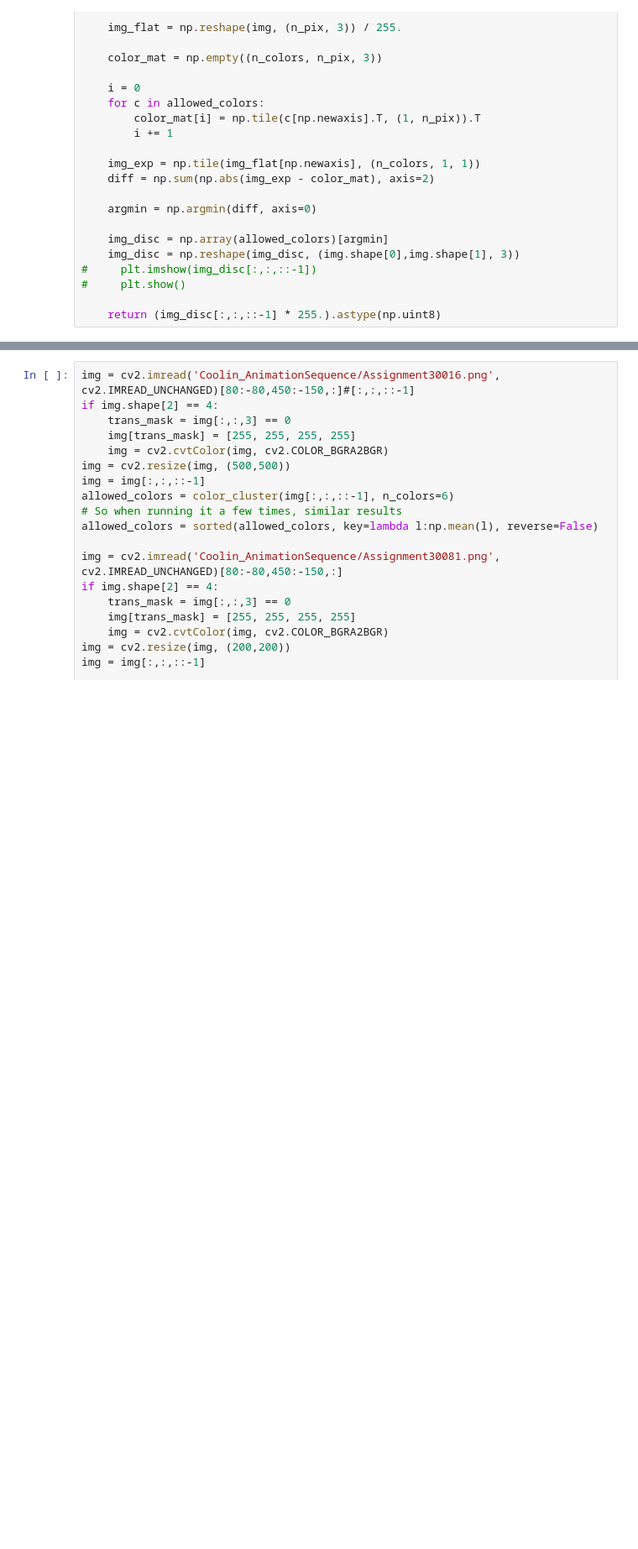
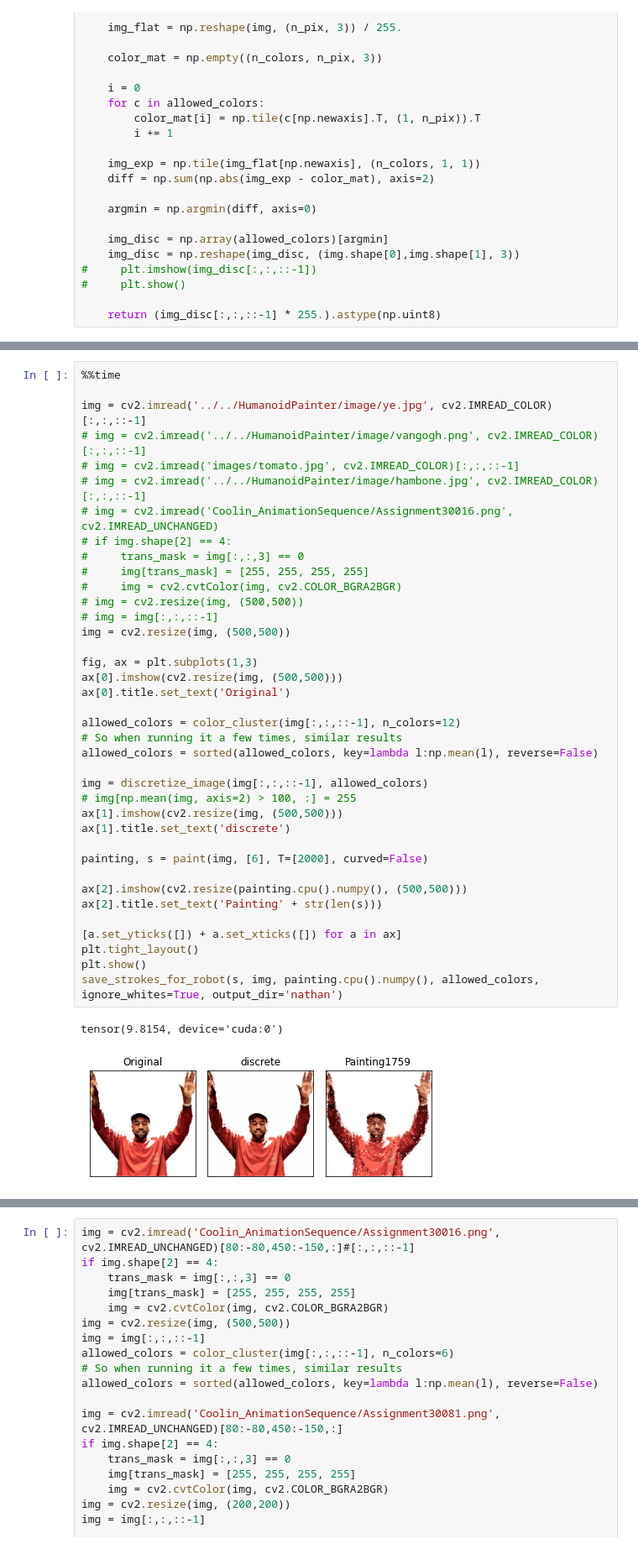
Before and after one commit to pschaldenbrand/AniPainter, a Jupyter notebook: Torch Painter.ipynb, the cells around one changed output, grey strips where cells are left out. Shown: that part at 84% size. Cells and saved outputs as stored; diff of their text form; blank space fills up the shorter version.

```diff
--- a/Torch Painter.ipynb
+++ b/Torch Painter.ipynb
@@ -600,0 +612,41 @@ animate('atta1.mp4', [6], output_dir='animation_instructions_test')
+# %%
+%%time
+
+img = cv2.imread('../../HumanoidPainter/image/ye.jpg', cv2.IMREAD_COLOR)[:,:,::-1]
+# img = cv2.imread('../../HumanoidPainter/image/vangogh.png', cv2.IMREAD_COLOR)[:,:,::-1]
+# img = cv2.imread('images/tomato.jpg', cv2.IMREAD_COLOR)[:,:,::-1]
+# img = cv2.imread('../../HumanoidPainter/image/hambone.jpg', cv2.IMREAD_COLOR)[:,:,::-1]
+# img = cv2.imread('Coolin_AnimationSequence/Assignment30016.png', cv2.IMREAD_UNCHANGED)
+# if img.shape[2] == 4:
+#     trans_mask = img[:,:,3] == 0
+#     img[trans_mask] = [255, 255, 255, 255]
+#     img = cv2.cvtColor(img, cv2.COLOR_BGRA2BGR)
+# img = cv2.resize(img, (500,500))
+# img = img[:,:,::-1]
+img = cv2.resize(img, (500,500))
+
+fig, ax = plt.subplots(1,3)
+ax[0].imshow(cv2.resize(img, (500,500)))
+ax[0].title.set_text('Original')
+
+allowed_colors = color_cluster(img[:,:,::-1], n_colors=12)
+# So when running it a few times, similar results
+allowed_colors = sorted(allowed_colors, key=lambda l:np.mean(l), reverse=False)
+
+img = discretize_image(img[:,:,::-1], allowed_colors)
+# img[np.mean(img, axis=2) > 100, :] = 255
+ax[1].imshow(cv2.resize(img, (500,500)))
+ax[1].title.set_text('discrete')
+
+painting, s = paint(img, [6], T=[2000], curved=False)
+
+ax[2].imshow(cv2.resize(painting.cpu().numpy(), (500,500)))
+ax[2].title.set_text('Painting' + str(len(s)))
+
+[a.set_yticks([]) + a.set_xticks([]) for a in ax]
+plt.tight_layout()
+plt.show()
+save_strokes_for_robot(s, img, painting.cpu().numpy(), allowed_colors, ignore_whites=True, output_dir='nathan')
+# %% [output]
+tensor(9.8154, device='cuda:0')
+[figure, added]
```
Also changed, not shown: parts of 5 cells of this notebook, 8 other files.
